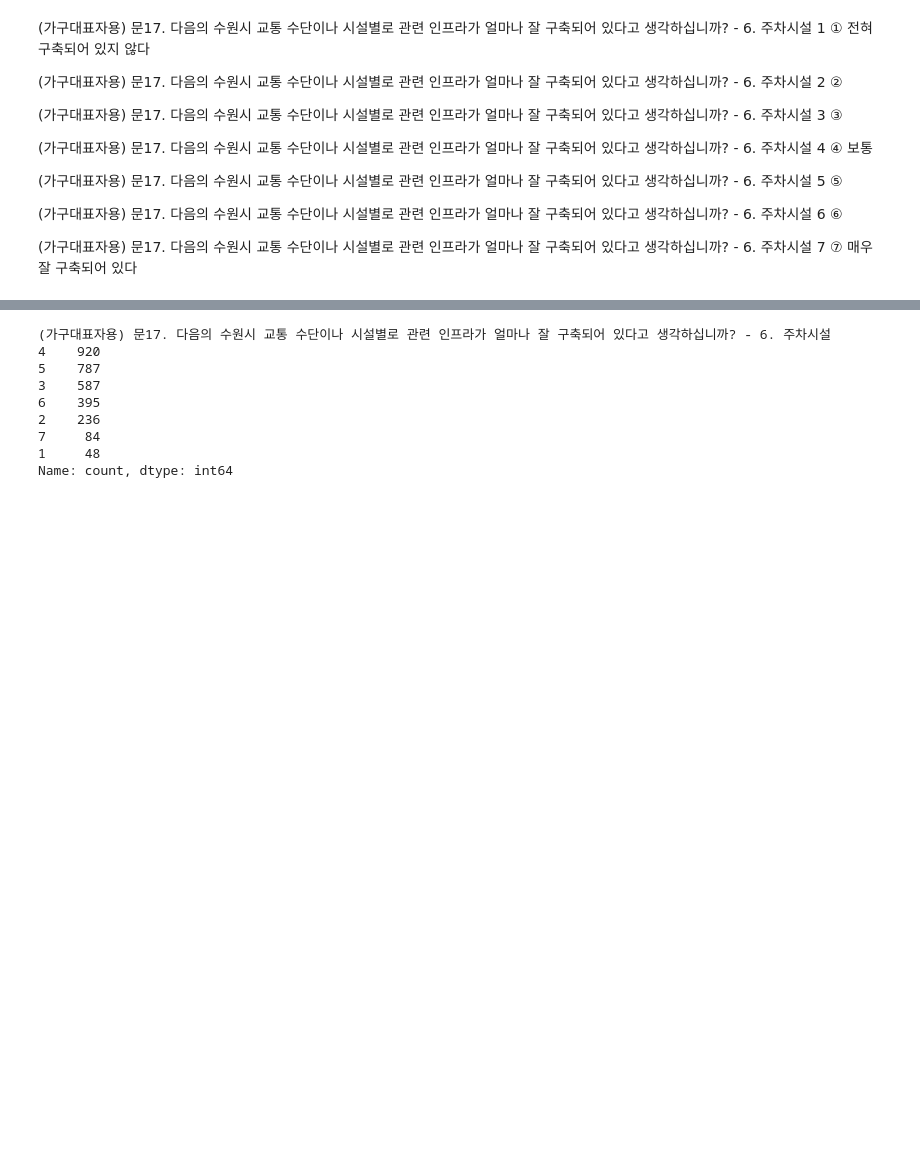
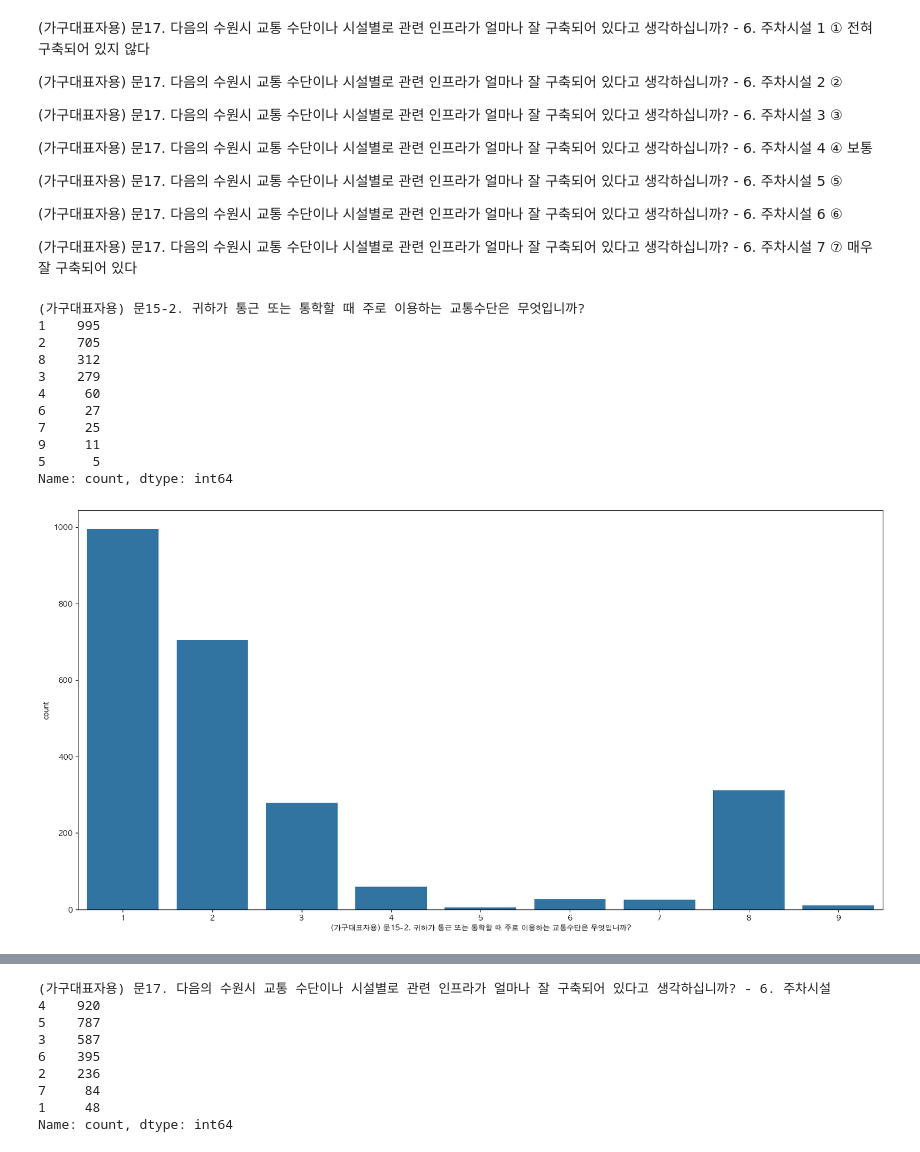
Before and after one commit to HOYUN-Y/Data_projects, a Jupyter notebook: dacon_sri_suwon_data_analysis/수원시_공공데이터_교통부문.ipynb, the cells around one changed output, grey strips where cells are left out. Saved outputs shown, nothing was run; the diff lists cells and outputs as text; code cells hidden in the pictures; blank space fills up the shorter version.

```diff
--- a/dacon_sri_suwon_data_analysis/수원시_공공데이터_교통부문.ipynb
+++ b/dacon_sri_suwon_data_analysis/수원시_공공데이터_교통부문.ipynb
@@ -78,3 +79,36 @@ survey_2024[0:1]
 (가구대표자용) 문17. 다음의 수원시 교통 수단이나 시설별로 관련 인프라가 얼마나 잘 구축되어 있다고 생각하십니까? - 6. 주차시설	6	⑥
 
 (가구대표자용) 문17. 다음의 수원시 교통 수단이나 시설별로 관련 인프라가 얼마나 잘 구축되어 있다고 생각하십니까? - 6. 주차시설	7	⑦ 매우 잘 구축되어 있다
+# %%
+#(가구대표자용) 문15-2. 귀하가 통근 또는 통학할 때 주로 이용하는 교통수단은 무엇입니까?
+"""
+1	자차(승용차)
+2	시내버스, 마을버스
+3	지하철
+4	통근버스
+5	택시
+6	자전거(무동력)
+7	개인형 이동수단(전동휠, 킥보드, 전기자전거 등)
+8	도보 이동
+9	기타
+"""
+display(
+    survey_2024[1:]['(가구대표자용) 문15-2. 귀하가 통근 또는 통학할 때 주로 이용하는 교통수단은 무엇입니까?'].value_counts()
+)
+plt.figure(figsize=(20,10))
+sns.countplot(x='(가구대표자용) 문15-2. 귀하가 통근 또는 통학할 때 주로 이용하는 교통수단은 무엇입니까?', data=survey_2024[1:])
+
+plt.show()
+# %% [output]
+(가구대표자용) 문15-2. 귀하가 통근 또는 통학할 때 주로 이용하는 교통수단은 무엇입니까?
+1    995
+2    705
+8    312
+3    279
+4     60
+6     27
+7     25
+9     11
+5      5
+Name: count, dtype: int64
+[figure, added]
```
Also changed, not shown: parts of 35 cells of this notebook.
